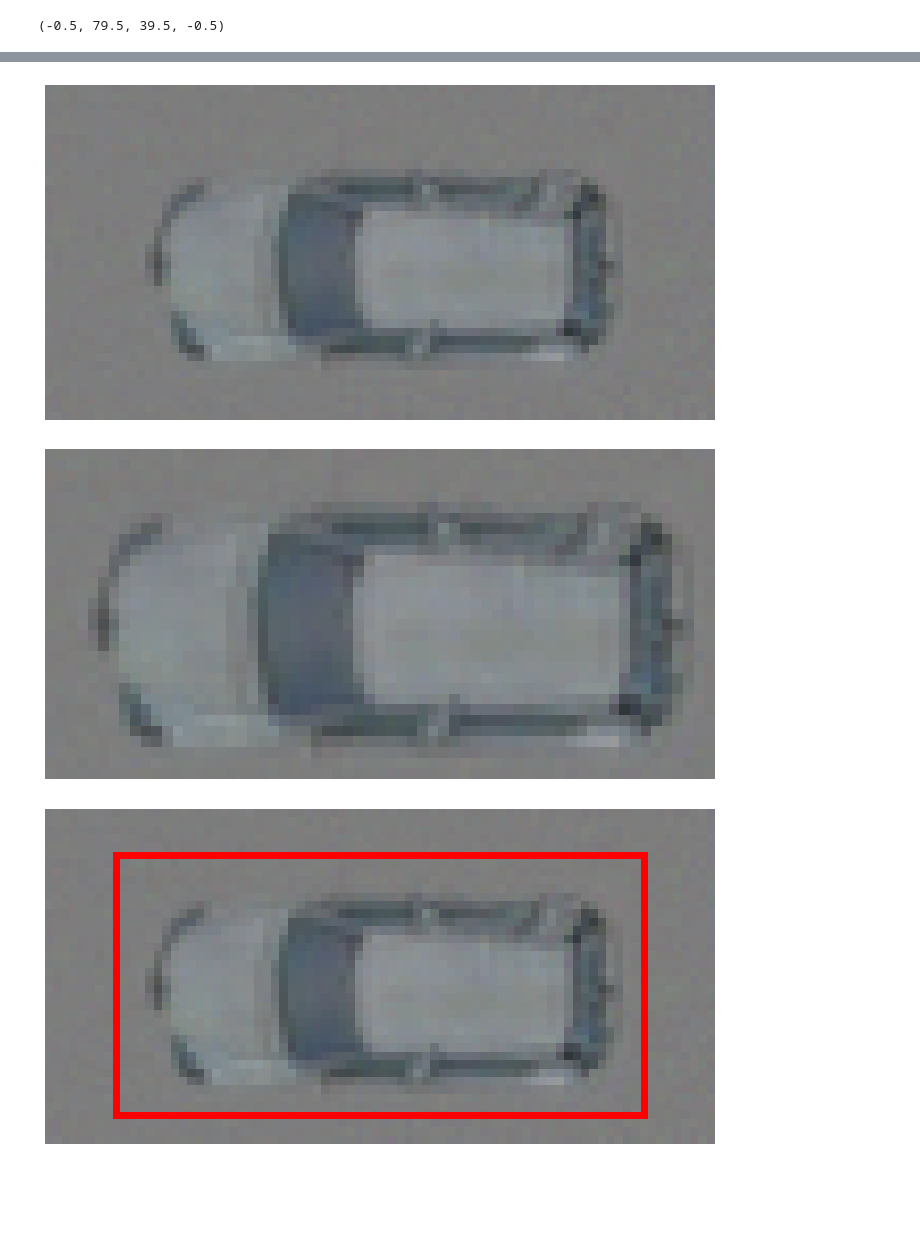
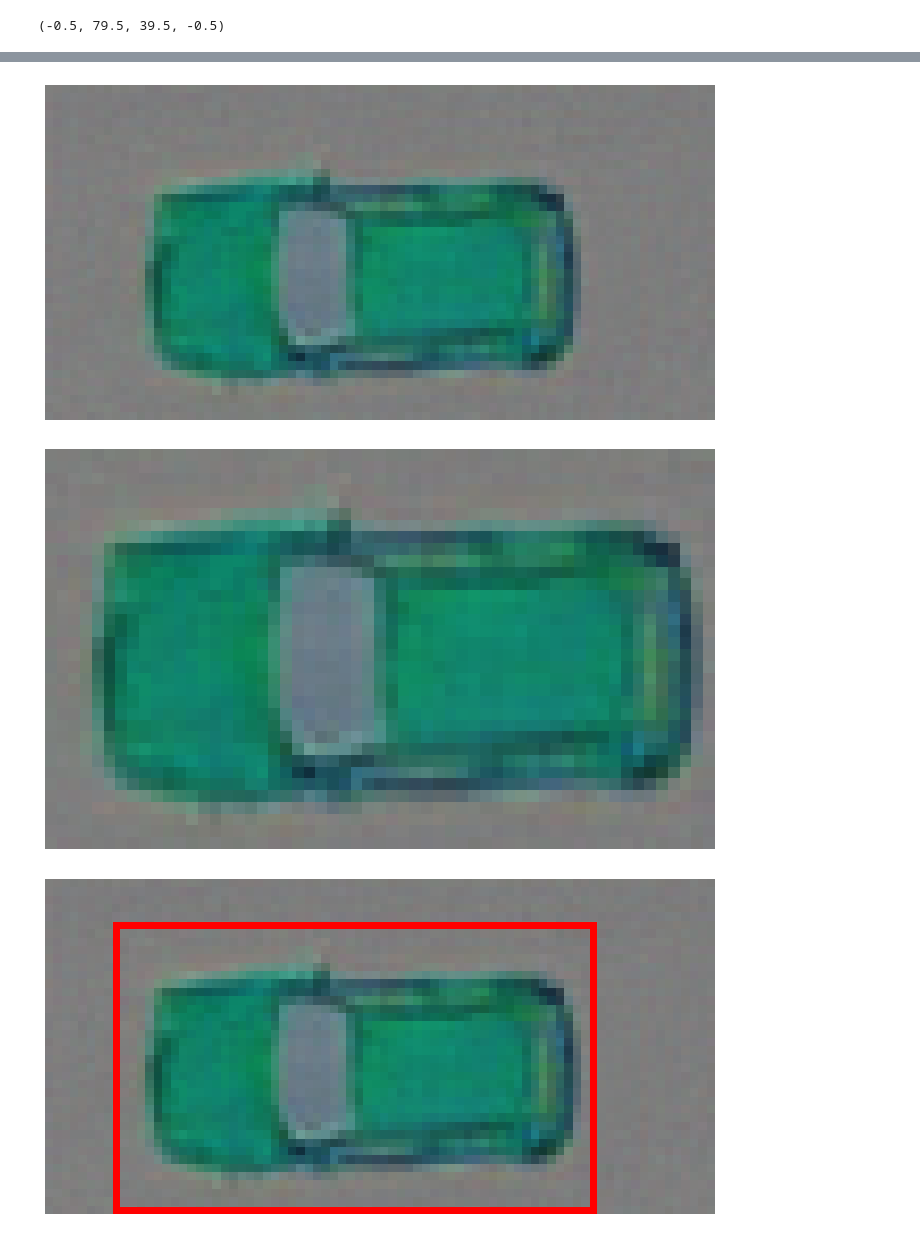
Before and after one commit to HCA97/Master-Thesis, a Jupyter notebook: munit_crop_cars.ipynb, the cells around one changed output, grey strips where cells are left out. Saved outputs shown, nothing was run; the diff lists cells and outputs as text; code cells hidden in the pictures; blank space fills up the shorter version.

```diff
--- a/munit_crop_cars.ipynb
+++ b/munit_crop_cars.ipynb
@@ -20,7 +138,7 @@ from scripts import *
 # %%
 img_dim = (3, 40, 80)
 n_samples = 1
-path = "experiments/munit_version_2_larger_image/lightning_logs/version_0/checkpoints/epoch=424.ckpt"
+path = "experiments/munit_version_2_larger_image_corrected/lightning_logs/version_1/checkpoints/epoch=899.ckpt"
 potsdam_dir = "../potsdam_data/potsdam_cars_all"
 artificial_dir = "../potsdam_data/cem-v0/v2/training_tightcanvas_graybackground"
 
@@ -57,46 +175,6 @@ datasetmodule = PostdamCarsDataModule(potsdam_dir,
                                       batch_size=n_samples)
 datasetmodule.setup()
 dataloader = datasetmodule.train_dataloader()
-# %%
-img_dim = (3, 32, 64)
-n_samples = 1
-path = "experiments/munit_experiments/lightning_logs/version_0/checkpoints/epoch=499.ckpt"
-potsdam_dir = "../potsdam_data/potsdam_cars_corrected"
-artificial_dir = "../potsdam_data/cem-v0/v2/training_tightcanvas_graybackground"
-
-transform1 = transforms.Compose([transforms.ColorJitter(hue=[-0.1, 0.1]),
-                            DynamicPad(min_img_dim=(110, 60),
-                                       padding_mode="edge"),
-                            transforms.RandomCrop(
-                            (55, 105), padding_mode="reflect"),
-                            transforms.Resize((32, 64)),
-                            transforms.RandomHorizontalFlip(p=0.5),
-                            transforms.RandomVerticalFlip(p=0.5),
-                            transforms.ToTensor(),
-                            transforms.Normalize([0.5], [0.5])])
-
-transform2 = transforms.Compose([transforms.ColorJitter(hue=[-0.1, 0.1]),
-                            DynamicPad(min_img_dim=(130, 70),
-                                       padding_mode="constant", padding_value=125),
-                            transforms.RandomRotation(
-                            degrees=5, resample=PIL.Image.NEAREST, fill=125),
-                            transforms.RandomCrop(
-                            (60, 120), padding_mode="reflect"),
-                            transforms.Resize((32, 64)),
-                            transforms.RandomHorizontalFlip(p=0.5),
-                            transforms.RandomVerticalFlip(p=0.5),
-                            transforms.ToTensor(),
-                            transforms.Normalize([0.5], [0.5]),
-                            AddNoise(alpha=0.07)])
-
-datasetmodule = PostdamCarsDataModule(potsdam_dir,
-                                      data_dir2=artificial_dir,
-                                      transform=transform1,
-                                      transform2=transform2,
-                                      img_size=img_dim[1:],
-                                      batch_size=n_samples)
-datasetmodule.setup()
-dataloader = datasetmodule.train_dataloader()
 # %%
 model = MUNIT.load_from_checkpoint(path)
 model.eval()
@@ -239,7 +308,7 @@ plt.xticks([])
 plt.yticks([])
 plt.axis("off")
 
-m = th.squeeze(before_rgb[19]).numpy()
+m = th.squeeze(before_rgb[0]).numpy()
 m /= m.max()
 m[m < 0.1] = 0
 m[m > 0.1] = 1
@@ -271,6 +340,6 @@ plt.axis("off")
-[figure, old version]
+[figure, new version]
-[figure, old version]
+[figure, new version]
-[figure, old version]
+[figure, new version]
 # %%
 before_rgb = dec2(contents, random_styles, True).permute(1, 0, 2, 3).detach().cpu().clone()
 for i in range(len(before_rgb)):
```
Also changed, not shown: parts of 11 cells of this notebook, 43 other files.
